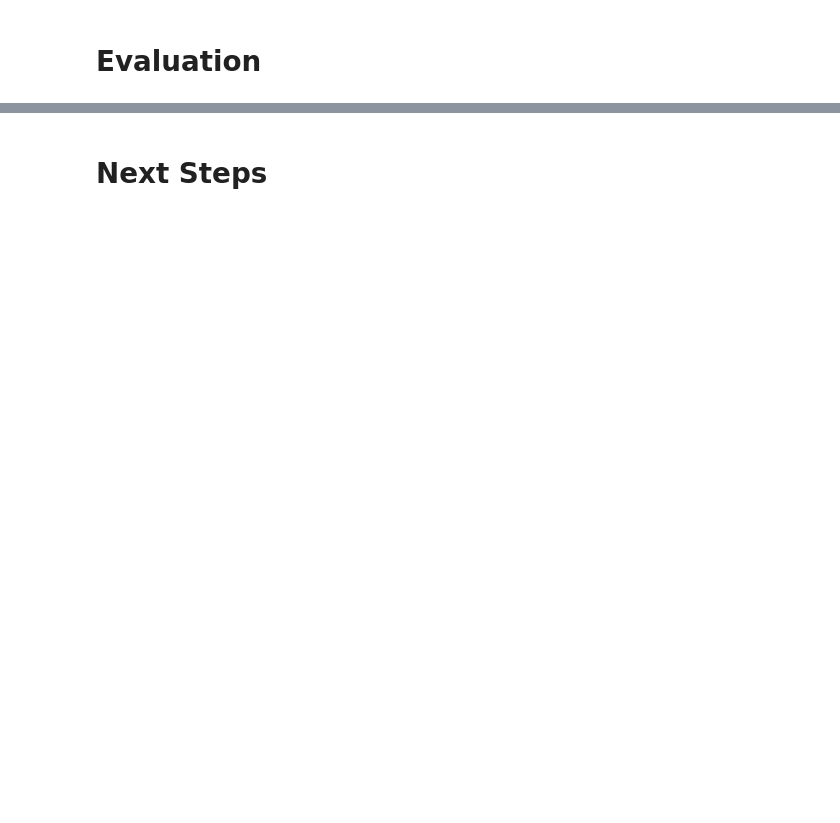
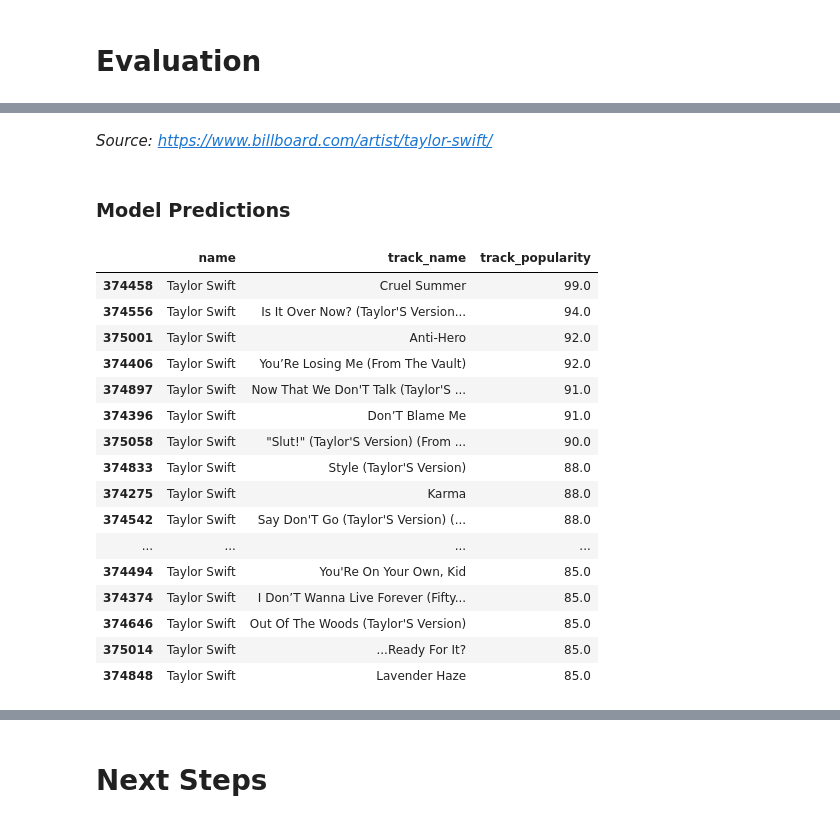
Before and after one commit to marcoantoniogodoy/ucberkeley-mlai-capstone-project, a Jupyter notebook: CapstoneProject_24.1.ipynb, the cells around one changed output, grey strips where cells are left out. Saved outputs shown, nothing was run; the diff lists cells and outputs as text; code cells hidden in the pictures; blank space fills up the shorter version.

```diff
--- a/CapstoneProject_24.1.ipynb
+++ b/CapstoneProject_24.1.ipynb
@@ -2052,0 +2032,19 @@ Name: track_name, dtype: object
+# %%
+def predict_hit_songs_by_artist(artist_name, datasource, model, transformer):
+    # Create dataframe that contains only songs by the artist in question
+    df_artist = datasource.query('name == "'+ artist_name + '"')
+
+    # Transform dataframe
+    X_artist = transformer.fit_transform(df_artist.drop(['name', 'track_name'], axis=1))
+
+    # Make predictions
+    hit_predictions = model.predict(X_artist)
+
+    # Add predictions to artist dataframe
+    df_artist['hit'] = hit_predictions
+
+    # Return hit songs
+    return df_artist
+# %%
+def print_hit_chart_df(main_datasource, hit_datasource, track_popularity = 87, columns=['name', 'track_name', 'track_popularity']):
+    return main_datasource.iloc[hit_datasource[hit_datasource['hit'] == 'yes'].index].query('track_popularity >= '+ str(track_popularity)).sort_values(by='track_popularity', ascending=False)[columns]
@@ -2052,0 +2060,28 @@ Name: track_name, dtype: object
+# %% [markdown]
+<i>Source: https://www.billboard.com/artist/taylor-swift/</i>
+# %% [markdown]
+### Model Predictions
+# %%
+# Make predictions
+taylor_swift_hits = predict_hit_songs_by_artist('Taylor Swift', df_searchable, knn_pop_grid['grid'], transformer_pop)
+
+# Print hit chart
+print_hit_chart_df(df, taylor_swift_hits, 80, ['name', 'track_name', 'track_popularity']).head(25)
+# %% [output]
+|  | name | track_name | track_popularity |
+| 374458 | Taylor Swift | Cruel Summer | 99.0 |
+| 374556 | Taylor Swift | Is It Over Now? (Taylor'S Version... | 94.0 |
+| 375001 | Taylor Swift | Anti-Hero | 92.0 |
+| 374406 | Taylor Swift | You’Re Losing Me (From The Vault) | 92.0 |
+| 374897 | Taylor Swift | Now That We Don'T Talk (Taylor'S ... | 91.0 |
+| 374396 | Taylor Swift | Don’T Blame Me | 91.0 |
+| 375058 | Taylor Swift | "Slut!" (Taylor'S Version) (From ... | 90.0 |
+| 374833 | Taylor Swift | Style (Taylor'S Version) | 88.0 |
+| 374275 | Taylor Swift | Karma | 88.0 |
+| 374542 | Taylor Swift | Say Don'T Go (Taylor'S Version) (... | 88.0 |
+| ... | ... | ... | ... |
+| 374494 | Taylor Swift | You'Re On Your Own, Kid | 85.0 |
+| 374374 | Taylor Swift | I Don’T Wanna Live Forever (Fifty... | 85.0 |
+| 374646 | Taylor Swift | Out Of The Woods (Taylor'S Version) | 85.0 |
+| 375014 | Taylor Swift | ...Ready For It? | 85.0 |
+| 374848 | Taylor Swift | Lavender Haze | 85.0 |
```
Also changed, not shown: parts of 104 cells of this notebook, 3 other files.
